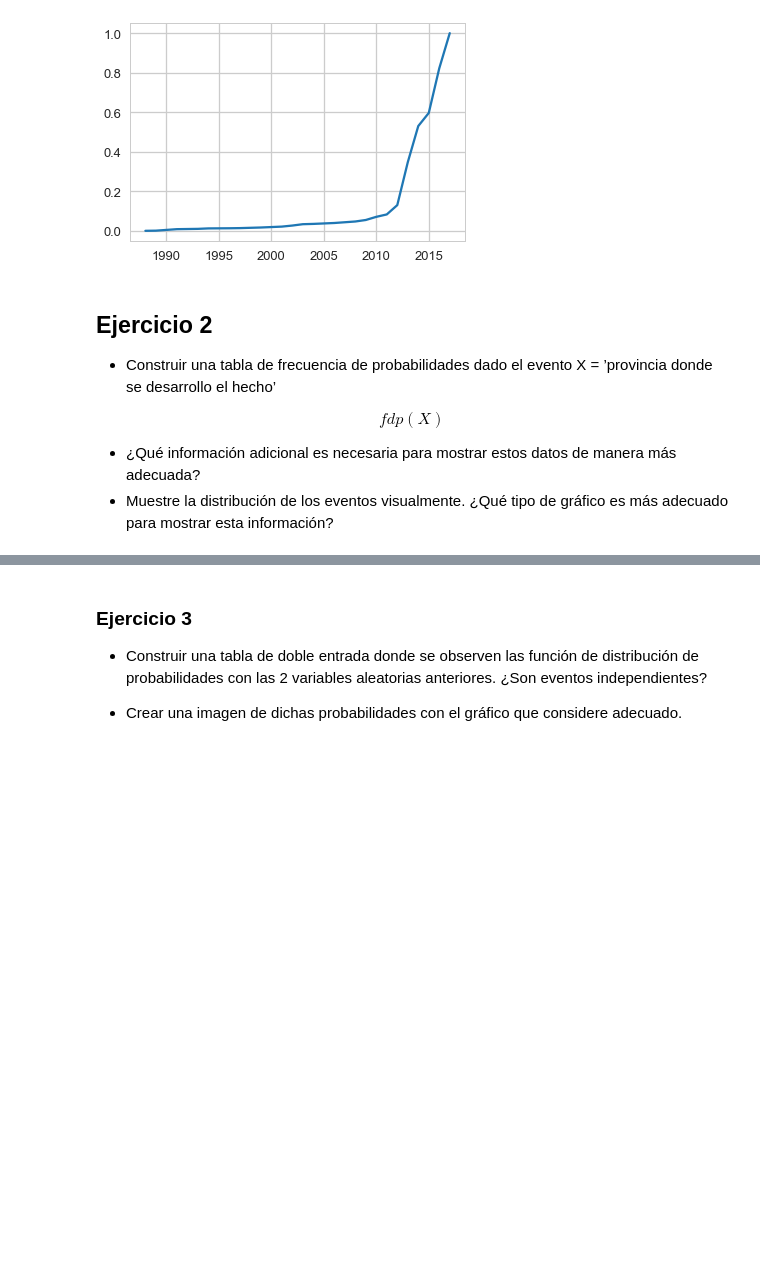
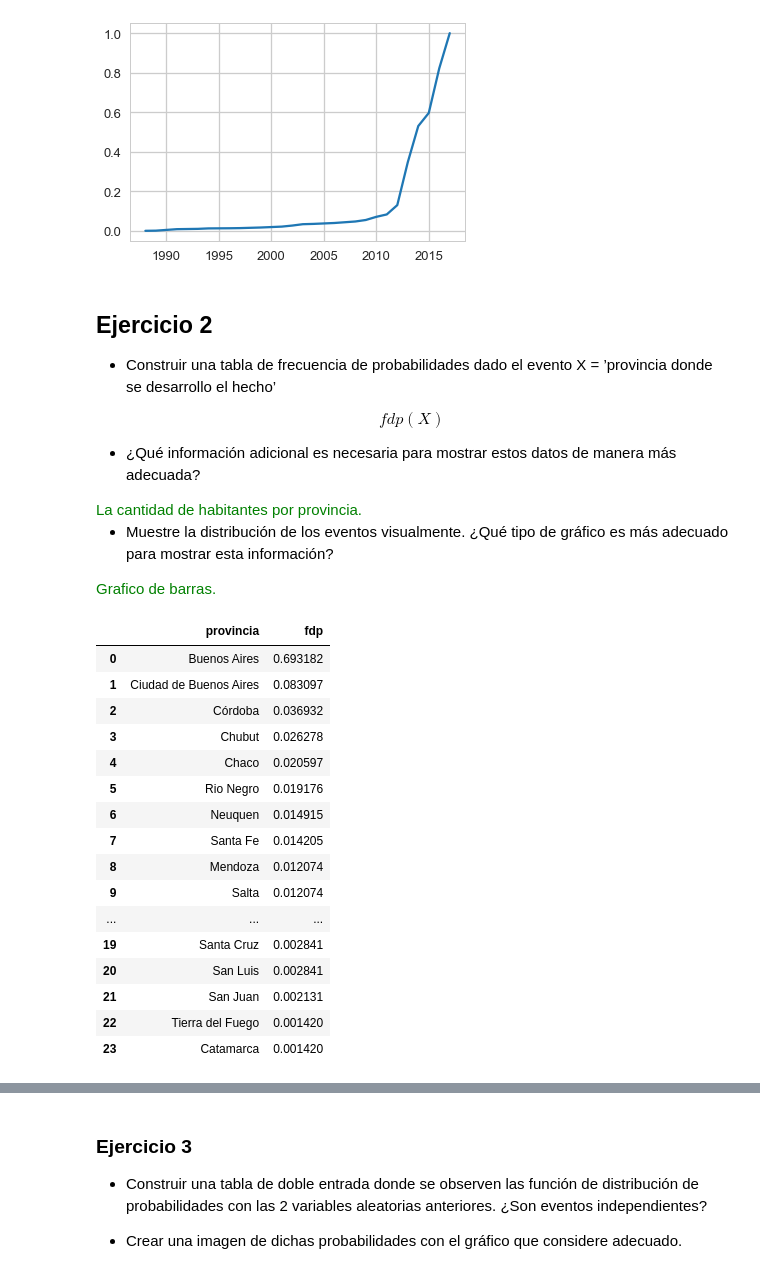
Before and after one commit to renzobechler-zz/diplodatos, a Jupyter notebook: Tarea integradora - parte 1.ipynb, the cells around one changed output, grey strips where cells are left out. Drawn from its saved outputs; the diff is of its cells as text; code cells hidden in the pictures; blank space fills up the shorter version.

```diff
--- a/Tarea integradora - parte 1.ipynb
+++ b/Tarea integradora - parte 1.ipynb
@@ -167,4 +167,41 @@ La probabilidad de que se de un acto de violencia antes del cambio del ultimo go
 $$fdp(X)$$
 
 * ¿Qué información adicional es necesaria para mostrar estos datos de manera más adecuada?
+
+<font color='green'>
+La cantidad de habitantes por provincia.
+</font>
+
 * Muestre la distribución de los eventos visualmente. ¿Qué tipo de gráfico es más adecuado para mostrar esta información?
+
+<font color='green'>
+Grafico de barras.
+</font>
+# %%
+freq_prov_table = dataset.provincia.value_counts(normalize=True)
+
+table_to_plot_prov = freq_prov_table.to_frame().reset_index()
+
+# Renombrar las columnas
+column_names_prov = {"index":"provincia", "provincia": "fdp"}
+table_to_plot_prov = table_to_plot_prov.rename(index=str, columns=column_names_prov)
+
+table_to_plot_prov
+# %% [output]
+|  | provincia | fdp |
+| 0 | Buenos Aires | 0.693182 |
+| 1 | Ciudad de Buenos Aires | 0.083097 |
+| 2 | Córdoba | 0.036932 |
+| 3 | Chubut | 0.026278 |
+| 4 | Chaco | 0.020597 |
+| 5 | Rio Negro | 0.019176 |
+| 6 | Neuquen | 0.014915 |
+| 7 | Santa Fe | 0.014205 |
+| 8 | Mendoza | 0.012074 |
+| 9 | Salta | 0.012074 |
+| ... | ... | ... |
+| 19 | Santa Cruz | 0.002841 |
+| 20 | San Luis | 0.002841 |
+| 21 | San Juan | 0.002131 |
+| 22 | Tierra del Fuego | 0.001420 |
+| 23 | Catamarca | 0.001420 |
```
Also changed, not shown: parts of 2 cells of this notebook.
